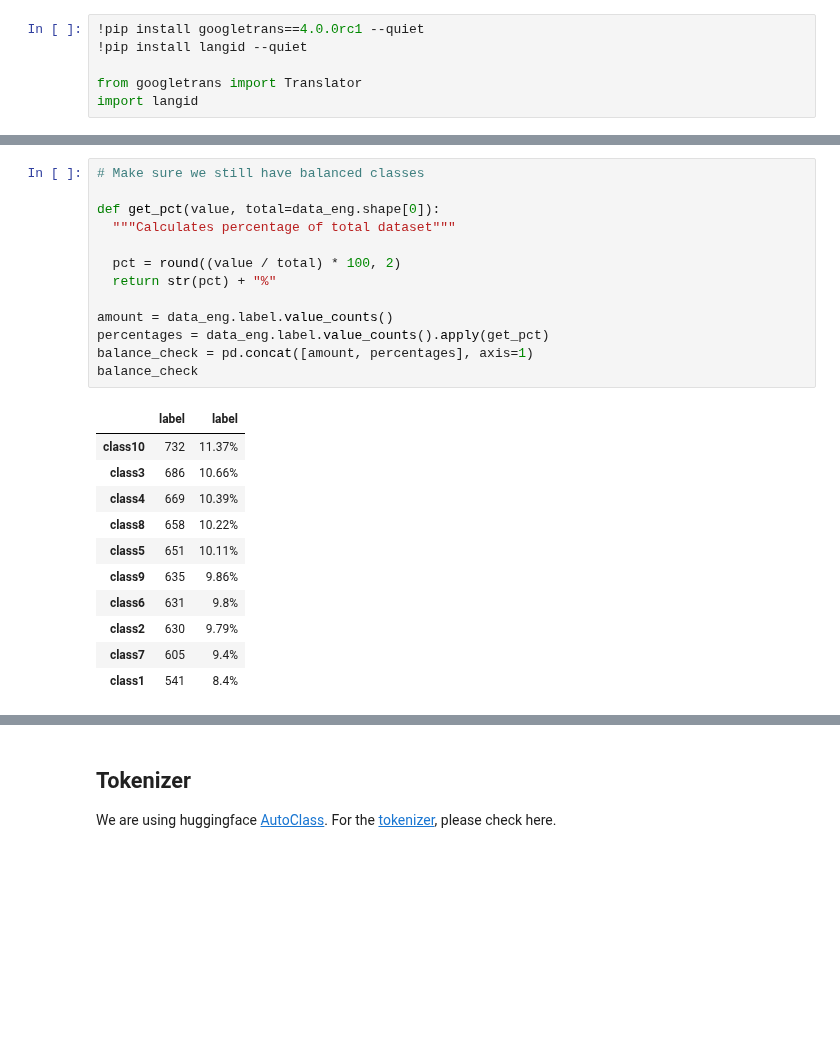
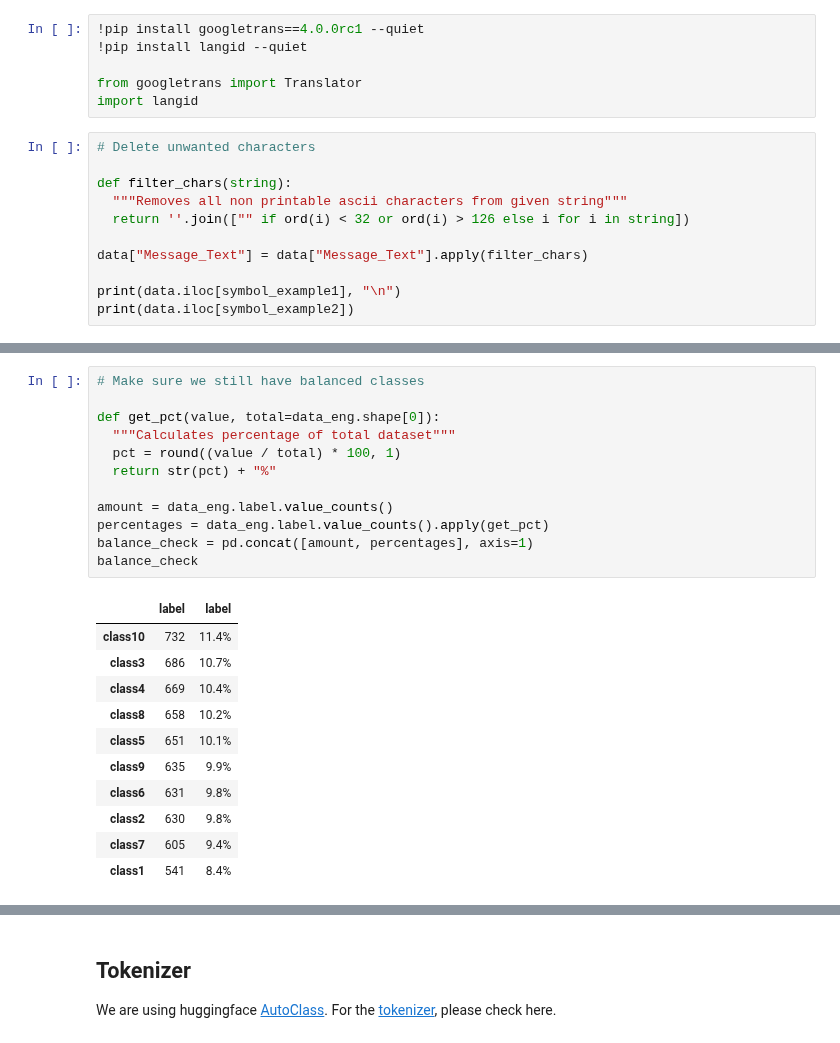
Before and after one commit to jpsiegel/Projects, a Jupyter notebook: caseStudy_Jan.ipynb, the cells around one changed output, grey strips where cells are left out. Cells and saved outputs as stored; diff of their text form; blank space fills up the shorter version.

```diff
--- a/caseStudy_Jan.ipynb
+++ b/caseStudy_Jan.ipynb
@@ -127,3 +127,14 @@ Name: 1104, dtype: object
 
 from googletrans import Translator
 import langid
+# %%
+# Delete unwanted characters
+
+def filter_chars(string):
+  """Removes all non printable ascii characters from given string"""
+  return ''.join(["" if ord(i) < 32 or ord(i) > 126 else i for i in string])
+
+data["Message_Text"] = data["Message_Text"].apply(filter_chars)
+
+print(data.iloc[symbol_example1], "\n")
+print(data.iloc[symbol_example2])
@@ -173,26 +177,25 @@ Dataset reduced to 6438 from 7211 examples (10.7% removed)
 # %%
 # Make sure we still have balanced classes
 
 def get_pct(value, total=data_eng.shape[0]):
   """Calculates percentage of total dataset"""
-
-  pct = round((value / total) * 100, 2)
+  pct = round((value / total) * 100, 1)
   return str(pct) + "%"
 
 amount = data_eng.label.value_counts()
 percentages = data_eng.label.value_counts().apply(get_pct)
 balance_check = pd.concat([amount, percentages], axis=1)
 balance_check
 # %% [output]
 |  | label | label |
-| class10 | 732 | 11.37% |
-| class3 | 686 | 10.66% |
-| class4 | 669 | 10.39% |
-| class8 | 658 | 10.22% |
-| class5 | 651 | 10.11% |
-| class9 | 635 | 9.86% |
+| class10 | 732 | 11.4% |
+| class3 | 686 | 10.7% |
+| class4 | 669 | 10.4% |
+| class8 | 658 | 10.2% |
+| class5 | 651 | 10.1% |
+| class9 | 635 | 9.9% |
 | class6 | 631 | 9.8% |
-| class2 | 630 | 9.79% |
+| class2 | 630 | 9.8% |
 | class7 | 605 | 9.4% |
 | class1 | 541 | 8.4% |
 # %%
```
Also changed, not shown: parts of 29 cells of this notebook.
